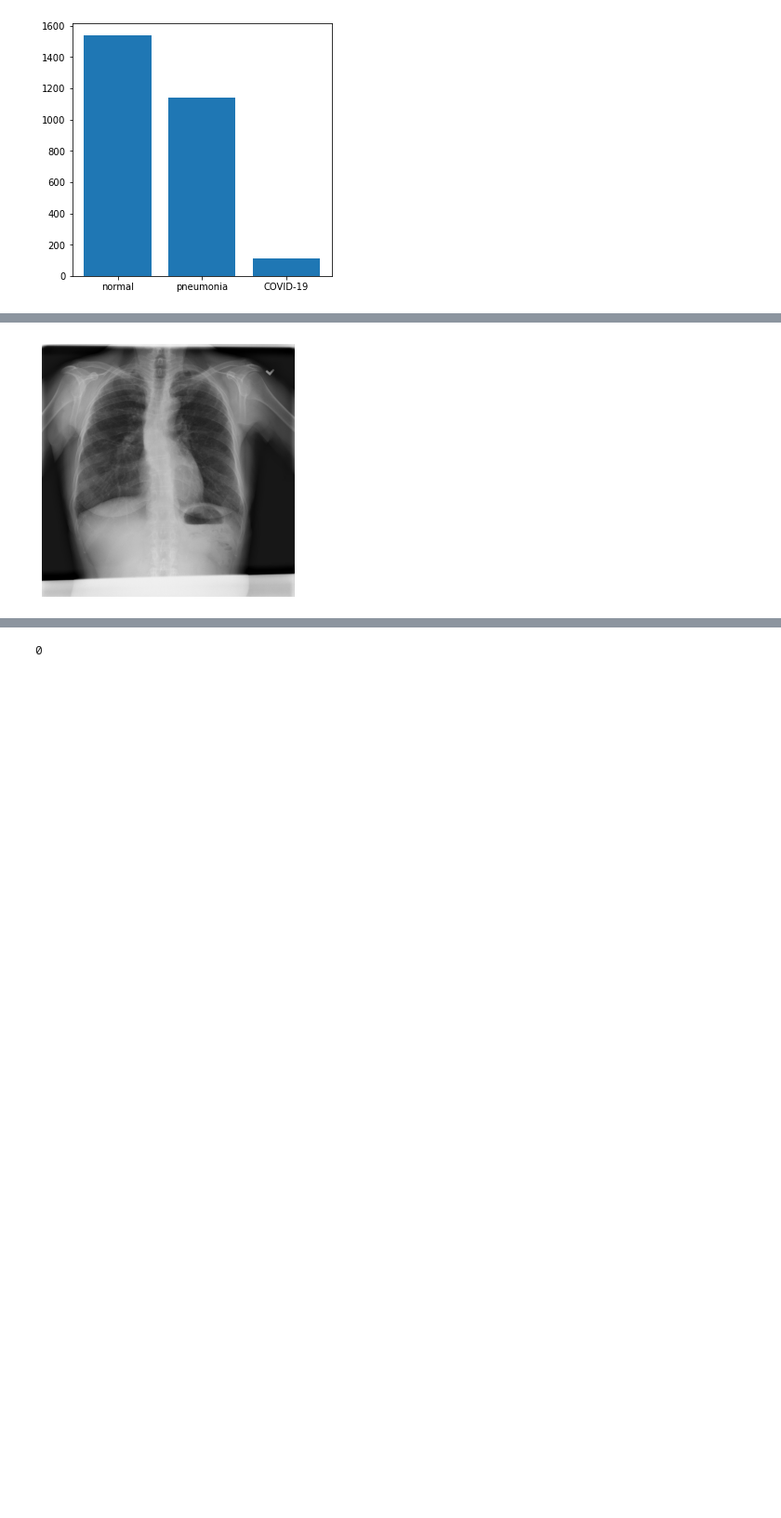
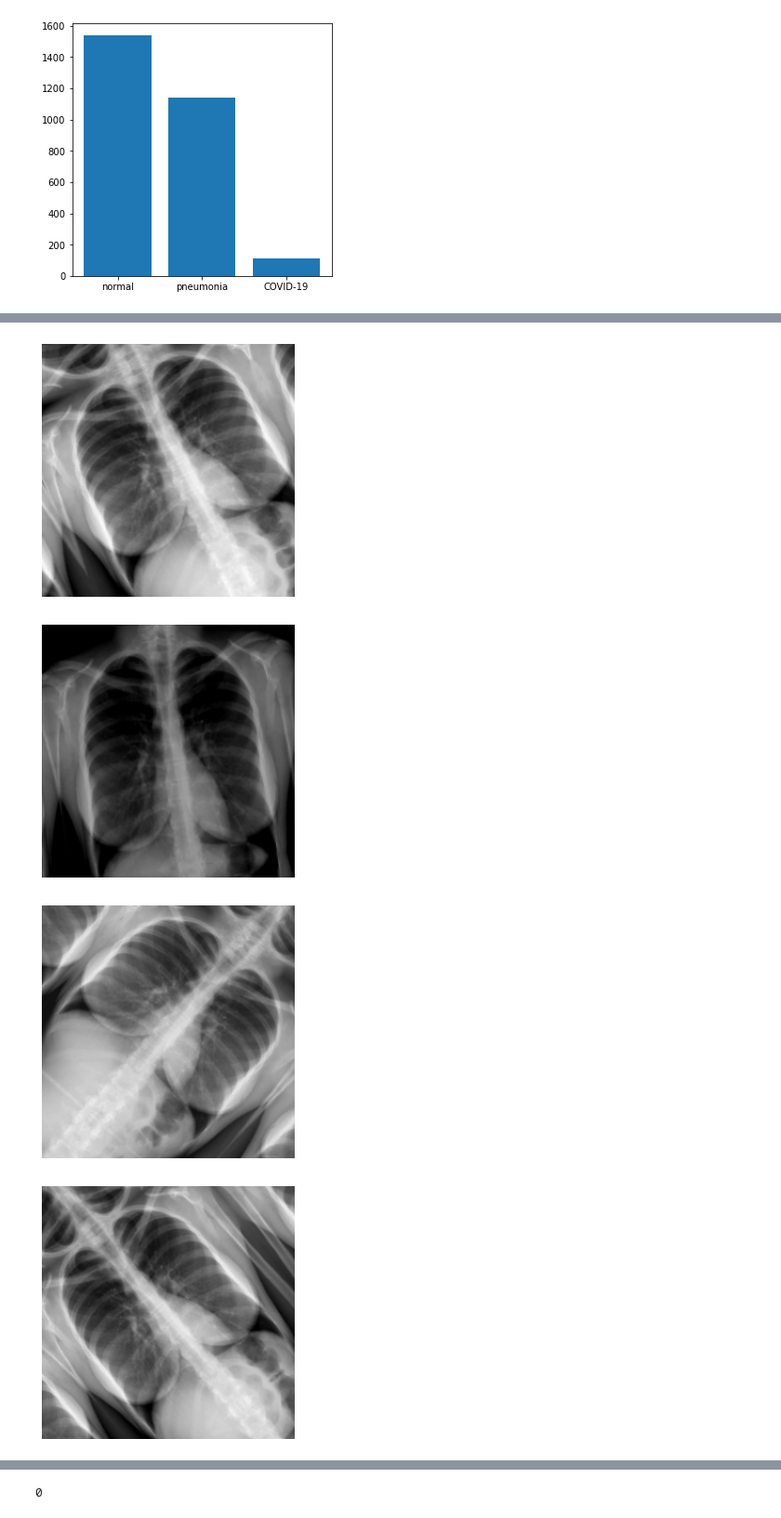
Before and after one commit to VedantWani/PrimeCNNv3, a Jupyter notebook: nbs_test/lib_test_workflow.ipynb, the cells around one changed output, grey strips where cells are left out. Shown at 93% size. Cells and saved outputs as stored; diff of their text form; code cells hidden in the pictures; blank space fills up the shorter version.

```diff
--- a/nbs_test/lib_test_workflow.ipynb
+++ b/nbs_test/lib_test_workflow.ipynb
@@ -119,21 +126,23 @@ valid_ds.show_distribution()
 # %%
 def train_transform():
     return A.Compose([
-       #A.Resize(324,324),
-        #A.RandomResizedCrop(224,224, p = 1.0),
-       # A.CLAHE(p=1.0),
+       #A.Resize(324,324),\
+        #A.RandomResizedCrop(324,324),
+        A.RandomResizedCrop(256,256, scale = (0.6,1.0)),
+        #A.RandomSizedCrop([215,215],256,256, p = 1.0),
+        #A.CLAHE(p=1.0),
         #A.RandomGamma(p=1.0, always_apply=True)
-       # A.ShiftScaleRotate(rotate_limit=15.0,border_mode=0),
+        A.ShiftScaleRotate(p = 1.0),
        # A.HorizontalFlip(),
-       # A.VerticalFlip(),
+        #A.VerticalFlip(),
        # A.RandomContrast(limit = .3),
-       # A.RandomGamma(p=0.1),
+       A.RandomBrightnessContrast(p=1.),
        # A.Normalize(),
         #ToTensorV2()
         ])
 transform = train_transform()
 # %%
-image, label = train_ds[81]
+image, label = train_ds[222]
 # %%
 show_image(image = image/255.0)
 random_seed(42)
@@ -142,5 +151,8 @@ random_seed(42)
 # %%
-#CLAHE
-show_image(image = transform(image = image)['image'])
+for i in range(5):
+    show_image(image = transform(image = image)['image'])
 # %% [output]
-[figure, old version]
+[figure, new version]
+[figure, added]
+[figure, added]
+[figure, added]
```
Also changed, not shown: parts of 23 cells of this notebook, 4 other files.
